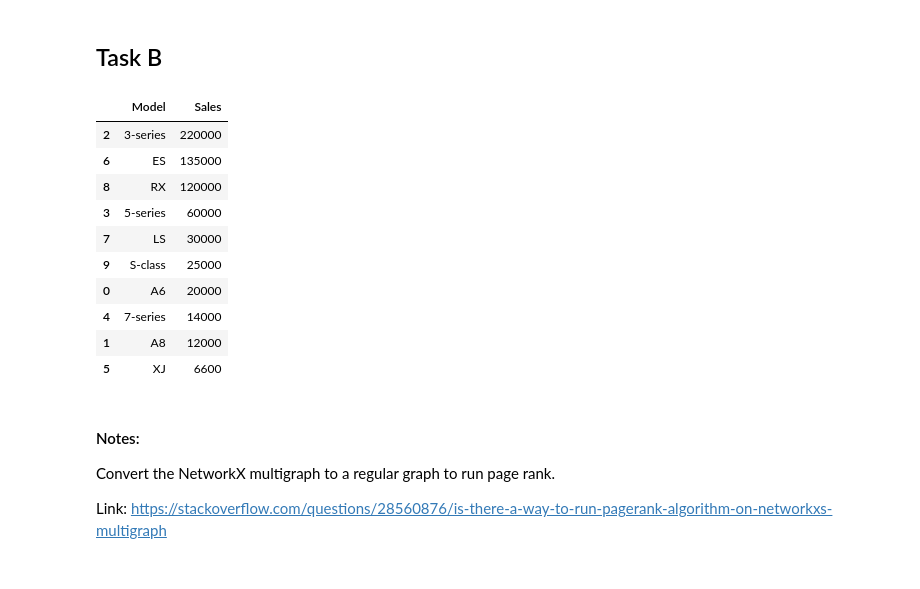
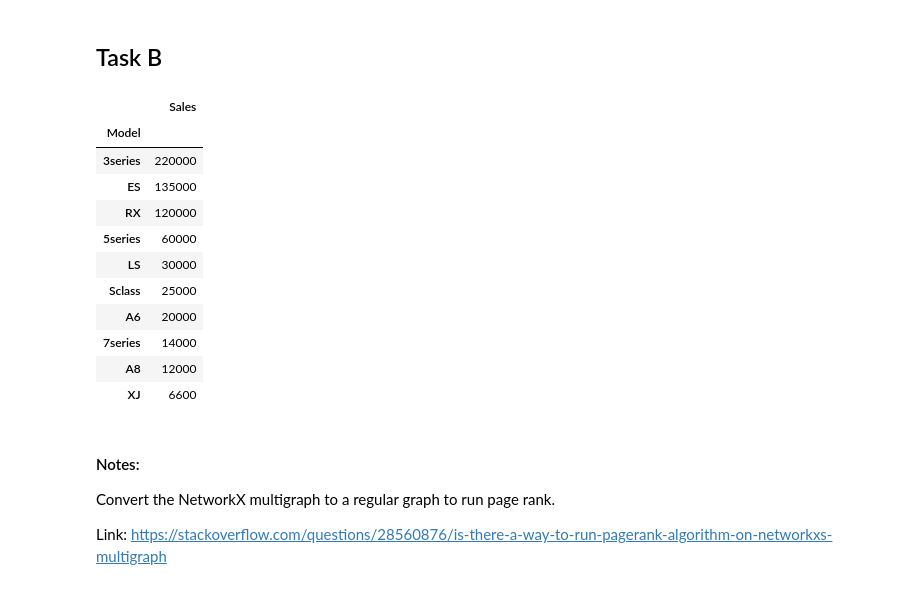
Before and after one commit to p-mckenzie/TextAnalytics, a Jupyter notebook: Assignment_3/HW3.ipynb, the cells around one changed output. Drawn from its saved outputs; the diff is of its cells as text; code cells hidden in the pictures.

```diff
--- a/Assignment_3/HW3.ipynb
+++ b/Assignment_3/HW3.ipynb
@@ -117,27 +109,29 @@ plt.show()
 # %% [markdown]
 ## Task B
 # %%
-models = ['A6','A8','3-series','5-series','7-series','XJ','ES','LS','RX','S-class']
+models = ['A6','A8','3series','5series','7series','XJ','ES','LS','RX','Sclass']
 sales = [20000,12000,220000,60000,14000,6600,135000,30000,120000,25000]
 data = pd.DataFrame({
     'Model':models,
     'Sales':sales
 })
 
 data.sort_values('Sales',ascending=False,inplace=True)
+data.set_index('Model', inplace=True)
 data
 # %% [output]
-|  | Model | Sales |
-| 2 | 3-series | 220000 |
-| 6 | ES | 135000 |
-| 8 | RX | 120000 |
-| 3 | 5-series | 60000 |
-| 7 | LS | 30000 |
-| 9 | S-class | 25000 |
-| 0 | A6 | 20000 |
-| 4 | 7-series | 14000 |
-| 1 | A8 | 12000 |
-| 5 | XJ | 6600 |
+|  | Sales |
+| Model |  |
+| 3series | 220000 |
+| ES | 135000 |
+| RX | 120000 |
+| 5series | 60000 |
+| LS | 30000 |
+| Sclass | 25000 |
+| A6 | 20000 |
+| 7series | 14000 |
+| A8 | 12000 |
+| XJ | 6600 |
 # %% [markdown]
 #### Notes:
 Convert the NetworkX multigraph to a regular graph to run page rank.
```
Also changed, not shown: parts of 7 cells of this notebook.
